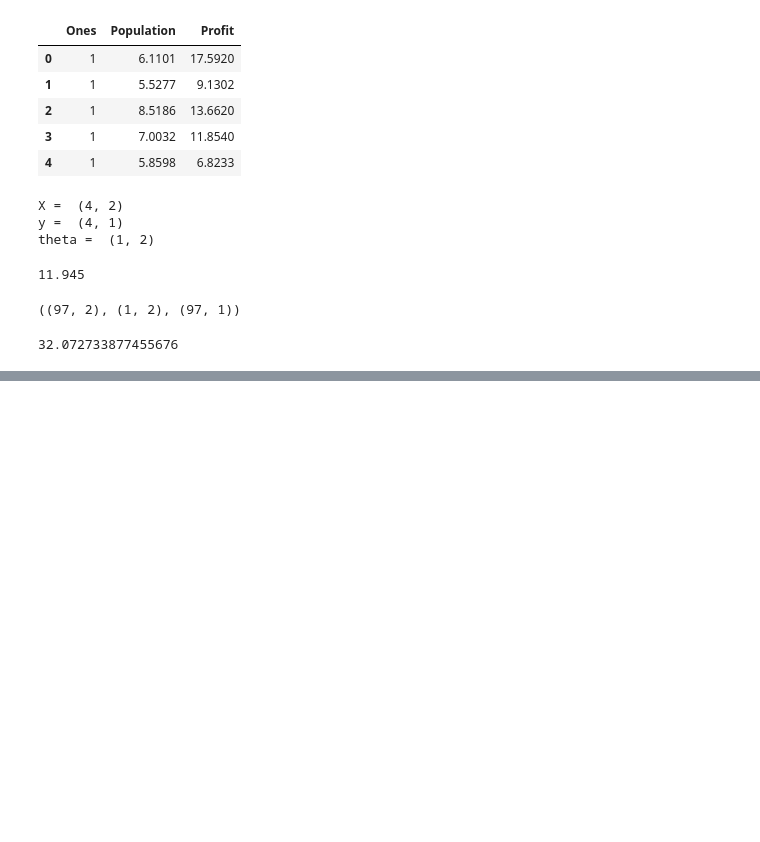
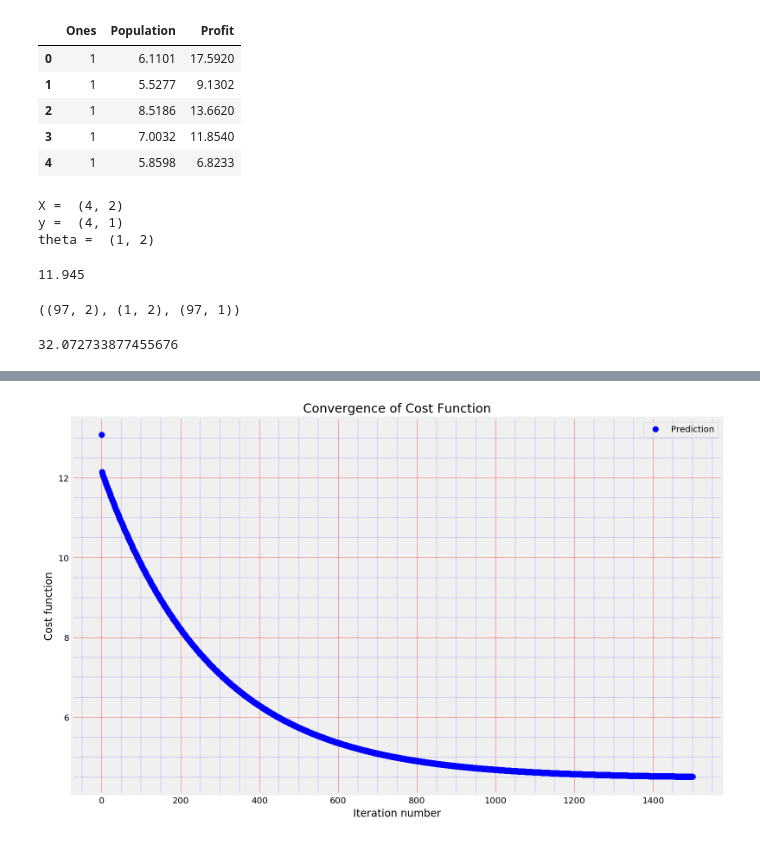
Before and after one commit to msatheeshkumar/ml-python-self-learning, a Jupyter notebook: cera/ex1/ex1.ipynb, the cells around one changed output, grey strips where cells are left out. Cells and saved outputs as stored; diff of their text form; code cells hidden in the pictures; blank space fills up the shorter version.

```diff
--- a/cera/ex1/ex1.ipynb
+++ b/cera/ex1/ex1.ipynb
@@ -116,3 +174,5 @@ J
 # %%
 iterations = 1500;
 alpha = 0.01;
+g, theta_history, J_hist = gradientDescent(X, y, theta, alpha, iterations)
+g
@@ -133,5 +180,0 @@ def gradientDescent(X, y, theta, alpha, num_iters):
-# %%
-theta, J_hist = gradientDescent(np.matrix([[1, 5], [1, 2], [1, 4], [1, 5]]),
-                                 np.matrix([1, 6, 4, 2]).T,
-                                 np.matrix([0, 0]), 0.01, 1000);
-theta, J_hist[0], J_hist[999]
@@ -176,5 +180,0 @@ IndentationError: unexpected indent (<ipython-input-12-82951dab0c4d>, line 7)
-# %%
-theta, J_hist = gradientDescent(np.matrix([[1, 5], [1, 2]]),
-                                 np.matrix([1, 6]).T,
-                                 np.matrix([.5, .5]), 0.1, 10);
-theta, J_hist[0], J_hist[9]
@@ -183,3 +180,0 @@ theta, J_hist[0], J_hist[9]
-# %%
-g, J_hist = gradientDescent(X, y, theta, alpha, iterations)
-g
@@ -192,0 +186,16 @@ J
+# %%
+x = np.linspace(0, len(J_hist), len(J_hist))
+fig, ax = plt.subplots(figsize=(12,8))
+ax.plot(x, J_hist, 'bo', label='Prediction')
+ax.legend(loc=1)
+ax.set_xlabel('Iteration number')
+ax.set_ylabel('Cost function')
+ax.set_title('Convergence of Cost Function')
+ax.set_axisbelow(True)
+ax.minorticks_on()
+ls = (0, (3, 1, 1, 1, 1, 1))
+ax.grid(which='major', linestyle='-', linewidth='0.3', color='red')
+ax.grid(which='minor', linestyle=ls, linewidth='0.2', color='blue')
+ax.tick_params(which='both')
+# %% [output]
+[figure, added]
```
Also changed, not shown: parts of 15 cells of this notebook.
